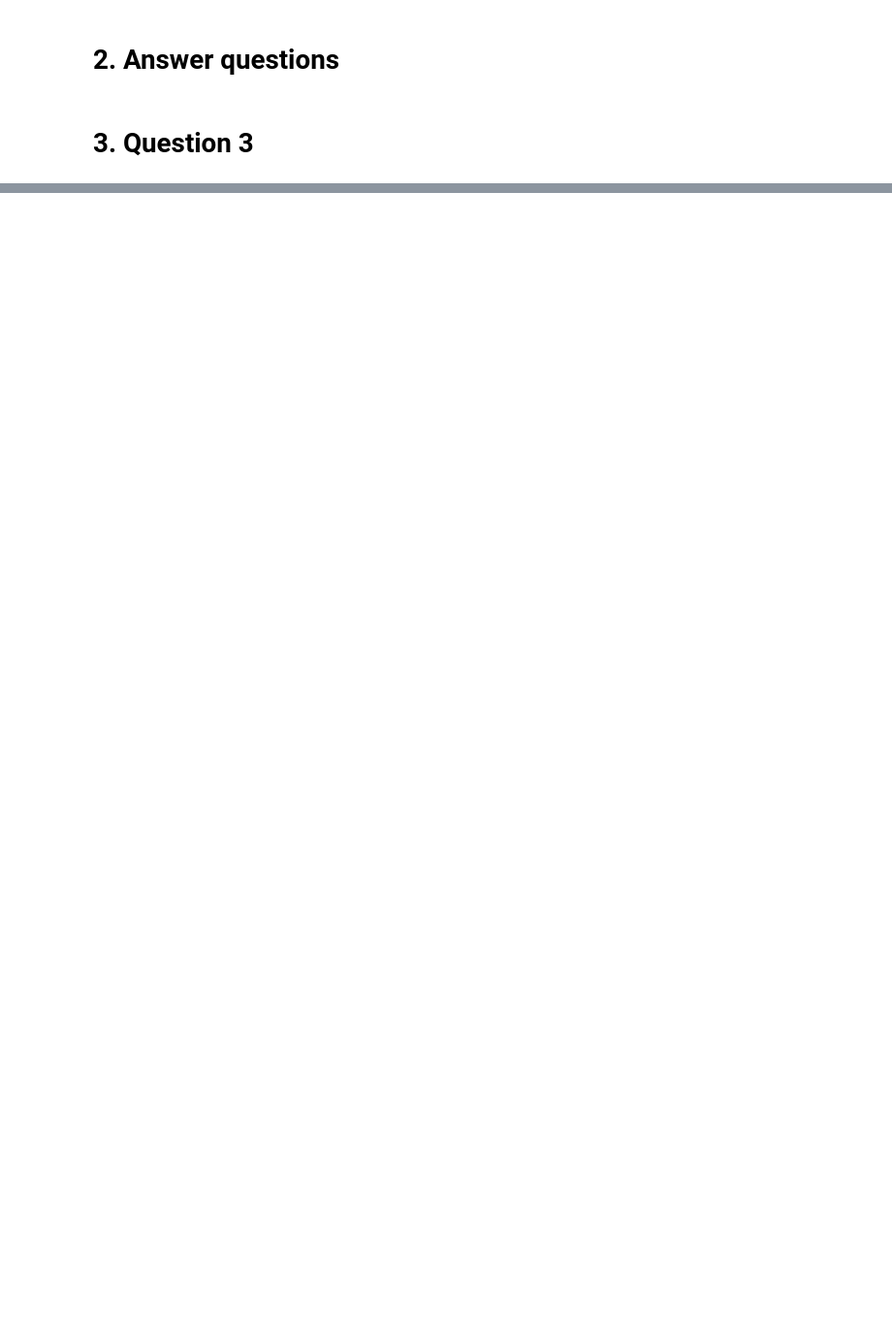
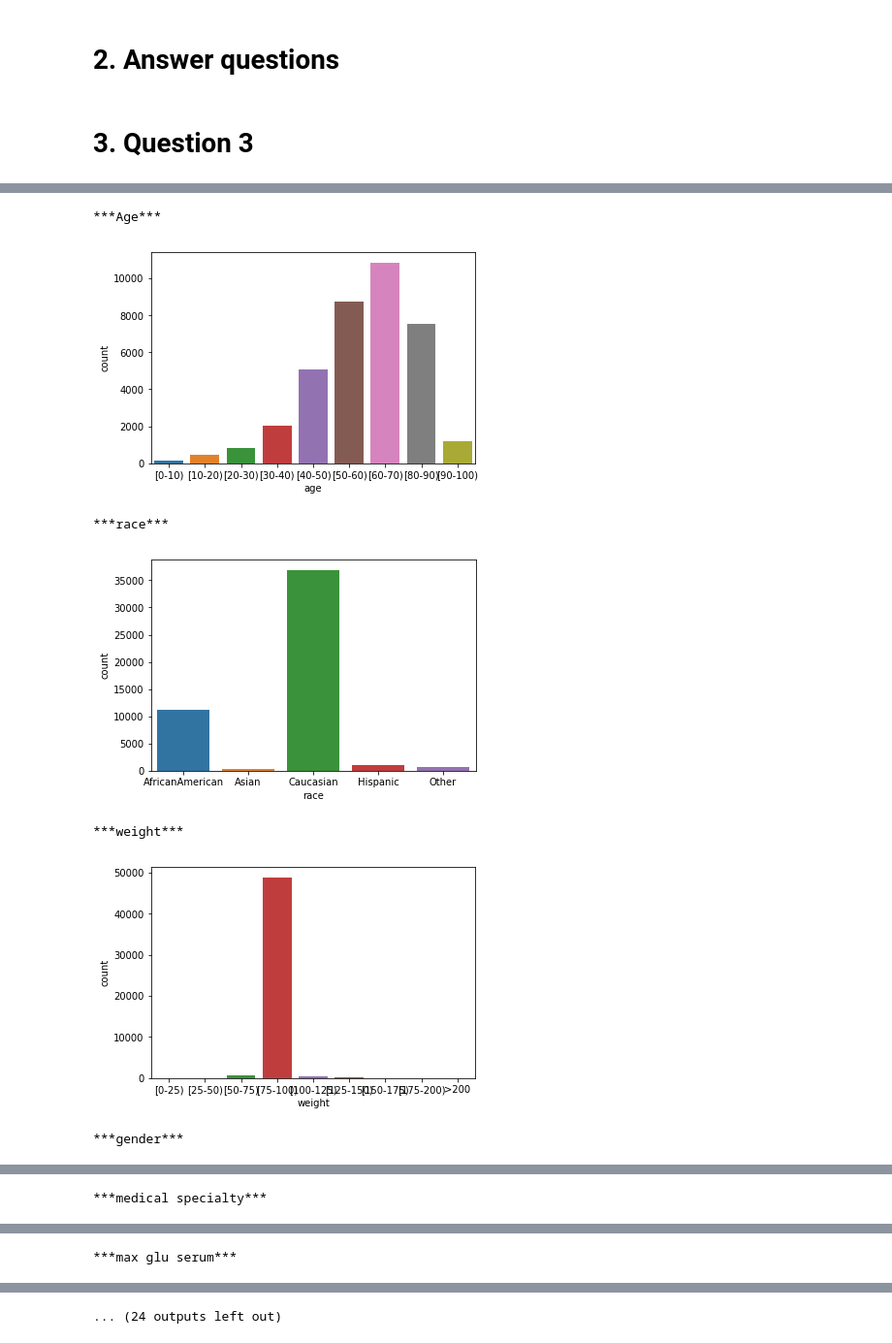
Before and after one commit to NhiNguyen2304/IFN509, a Jupyter notebook: Assignment1/Assignment1_Working_Dataset.ipynb, the cells around one changed output, grey strips where cells are left out. Shown: that part at 97% size. Drawn from its saved outputs; the diff is of its cells as text; code cells hidden in the pictures; blank space fills up the shorter version.

Commit message:
Added visualisations to partially answer q3.1

```diff
--- a/Assignment1/Assignment1_Working_Dataset.ipynb
+++ b/Assignment1/Assignment1_Working_Dataset.ipynb
@@ -490,0 +743,49 @@ print(df.groupby([df.race, df.readmitted=='>30'])['race'].value_counts())
+# %%
+def draw_countplot(col_name):
+    db = sns.countplot(col_name)
+    plt.show()
+# %%
+print('***Age***')
+draw_countplot(df['age'])
+print('***race***')
+draw_countplot(df['race'])
+print('***weight***')
+draw_countplot(df['weight'])
+print('***gender***')
+draw_countplot(df['gender'])
+print('***medical specialty***')
+draw_countplot(df['medical_specialty'])
+print('***max glu serum***')
+draw_countplot(df['max_glu_serum'])
+print('***A1Cresult***')
+draw_countplot(df['A1Cresult'])
+print('***metformin***')
+draw_countplot(df['metformin'])
+print('***repaglinide***')
+draw_countplot(df['repaglinide'])
+print('***nateglinide***')
+draw_countplot(df['nateglinide'])
+print('***chlorpropamide***')
+draw_countplot(df['chlorpropamide'])
+print('***glimepiride***')
+draw_countplot(df['glimepiride'])
+print('***acetohexamide***')
+draw_countplot(df['acetohexamide'])
+print('***glipizide***')
+draw_countplot(df['glipizide'])
+print('***glyburide***')
+draw_countplot(df['glyburide'])
+print('***tolbutamide***')
+draw_countplot(df['tolbutamide'])
+print('***insulin***')
+draw_countplot(df['insulin'])
+print('***readmitted***')
+draw_countplot(df['readmitted'])
+# %% [output]
+***Age***
+[figure, added]
+***race***
+[figure, added]
+***weight***
+[figure, added]
+***gender***
@@ -490,0 +793 @@ print(df.groupby([df.race, df.readmitted=='>30'])['race'].value_counts())
+***medical specialty***
@@ -490,0 +795 @@ print(df.groupby([df.race, df.readmitted=='>30'])['race'].value_counts())
+***max glu serum***
@@ -491,3 +797,4 @@ print(df.groupby([df.race, df.readmitted=='>30'])['race'].value_counts())
+... (24 outputs left out)
 # %%
 # Determine if there is any relationship between the variables dibetes and
 # diabetesMed? How would you handle these two variables in the data
```
Also changed, not shown: parts of 38 cells of this notebook, 1 other file.
